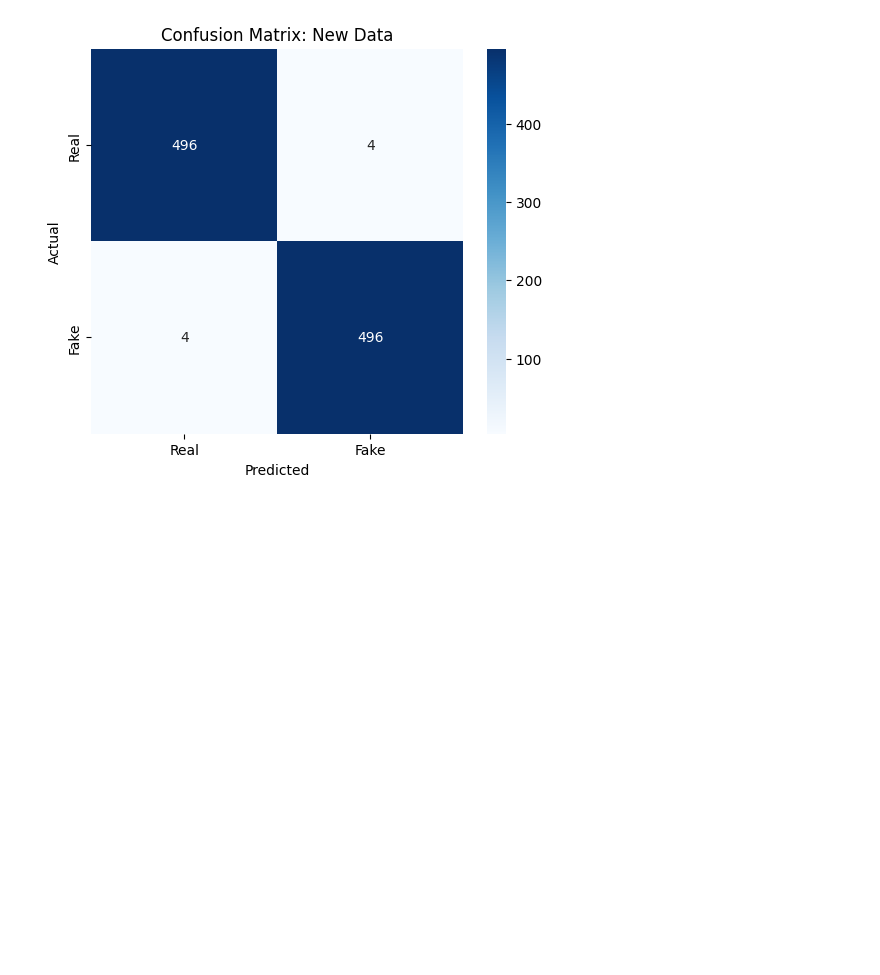
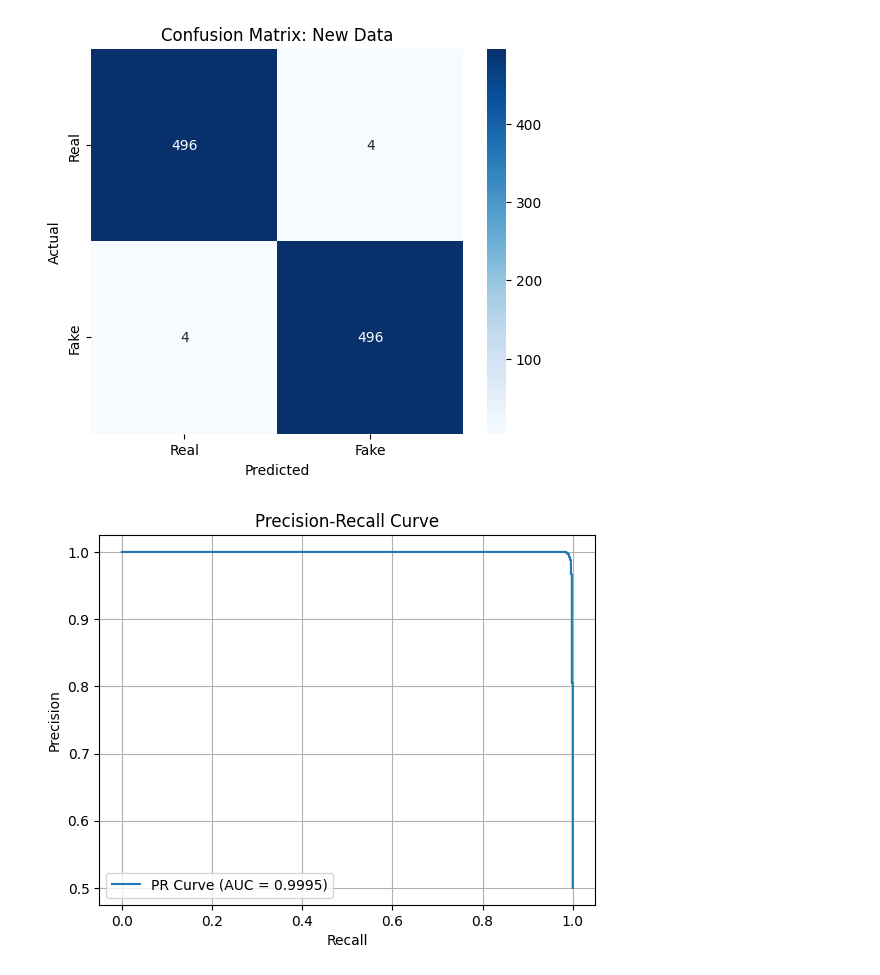
Before and after one commit to lukkydiwan/two-stream-deepfake-analyzer, a Jupyter notebook: backend/scripts/preprocessing.ipynb, the cells around one changed output. Saved outputs shown, nothing was run; the diff lists cells and outputs as text; code cells hidden in the pictures; blank space fills up the shorter version.

Commit message:
model completed

```diff
--- a/backend/scripts/preprocessing.ipynb
+++ b/backend/scripts/preprocessing.ipynb
@@ -333,3 +333,28 @@ Classification Report:
    macro avg       0.99      0.99      0.99      1000
 weighted avg       0.99      0.99      0.99      1000
 [figure]
+# %%
+from sklearn.metrics import precision_recall_curve, auc
+
+# Get raw probabilities instead of binary predictions
+model.eval()
+probs = []
+labels = []
+with torch.no_grad():
+    for images, target in new_test_loader:
+        output = model(images.to(device))
+        probs.extend(output.cpu().numpy())
+        labels.extend(target.numpy())
+
+precision, recall, _ = precision_recall_curve(labels, probs)
+pr_auc = auc(recall, precision)
+
+plt.plot(recall, precision, label=f'PR Curve (AUC = {pr_auc:.4f})')
+plt.xlabel('Recall')
+plt.ylabel('Precision')
+plt.title('Precision-Recall Curve')
+plt.legend()
+plt.grid(True)
+plt.show()
+# %% [output]
+[figure, added]
```
Also changed, not shown: parts of 2 cells of this notebook, 8 other files.
